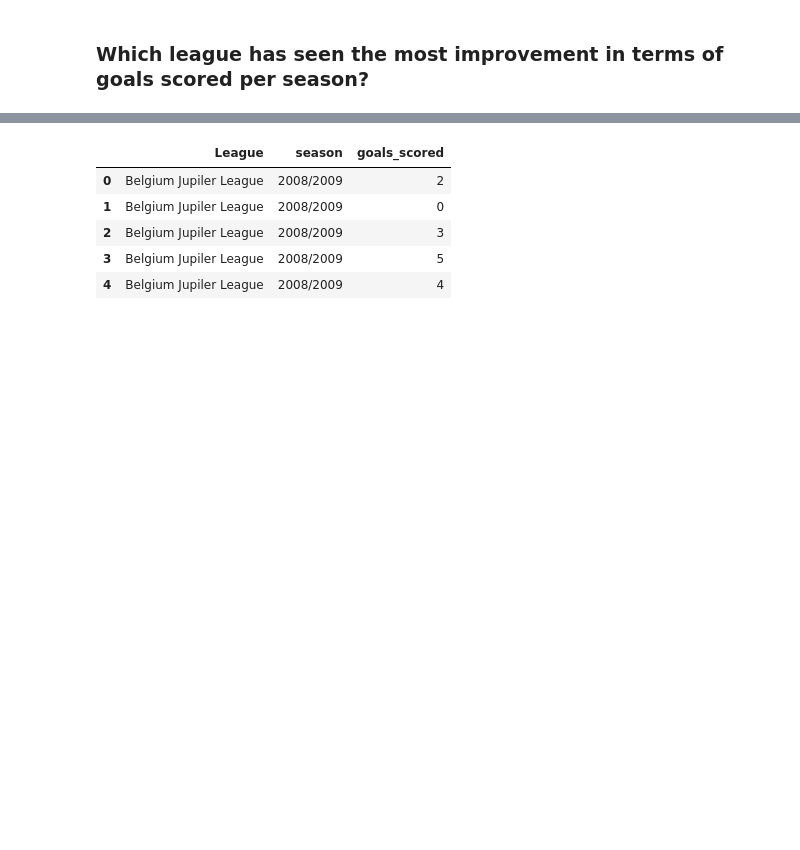
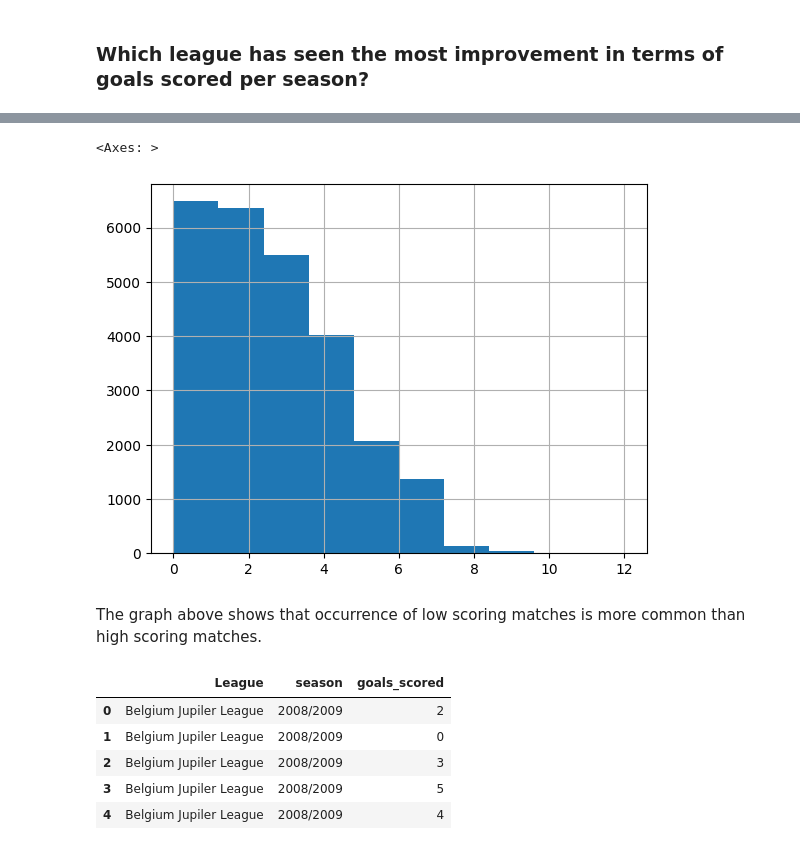
Before and after one commit to aayush1202/investigate-a-dataset, a Jupyter notebook: investigate-a-dataset-template.ipynb, the cells around one changed output, grey strips where cells are left out. Drawn from its saved outputs; the diff is of its cells as text; code cells hidden in the pictures; blank space fills up the shorter version.

```diff
--- a/investigate-a-dataset-template.ipynb
+++ b/investigate-a-dataset-template.ipynb
@@ -437,6 +437,14 @@ goals_scored_final_data.head()
 | 2 | 1 | Belgium | 1 | Belgium Jupiler League | 3 | 1 | 2008/2009 | 1 | 2008-08-16 00:00:00 | 492475 | ... |
 | 3 | 1 | Belgium | 1 | Belgium Jupiler League | 4 | 1 | 2008/2009 | 1 | 2008-08-17 00:00:00 | 492476 | ... |
 | 4 | 1 | Belgium | 1 | Belgium Jupiler League | 5 | 1 | 2008/2009 | 1 | 2008-08-16 00:00:00 | 492477 | ... |
+# %%
+# the goals_scord column depicts the goals scored in each match
+goals_scored_final_data.goals_scored.hist()
+# %% [output]
+<Axes: >
+[figure, added]
+# %% [markdown]
+The graph above shows that occurrence of low scoring matches is more common than high scoring matches.
 # %%
 # filtering the final dataset for analysis
 goals_data_refined = pd.concat([goals_scored_final_data.League, goals_scored_final_data.season, goals_scored_final_data.goals_scored], axis=1)
```
